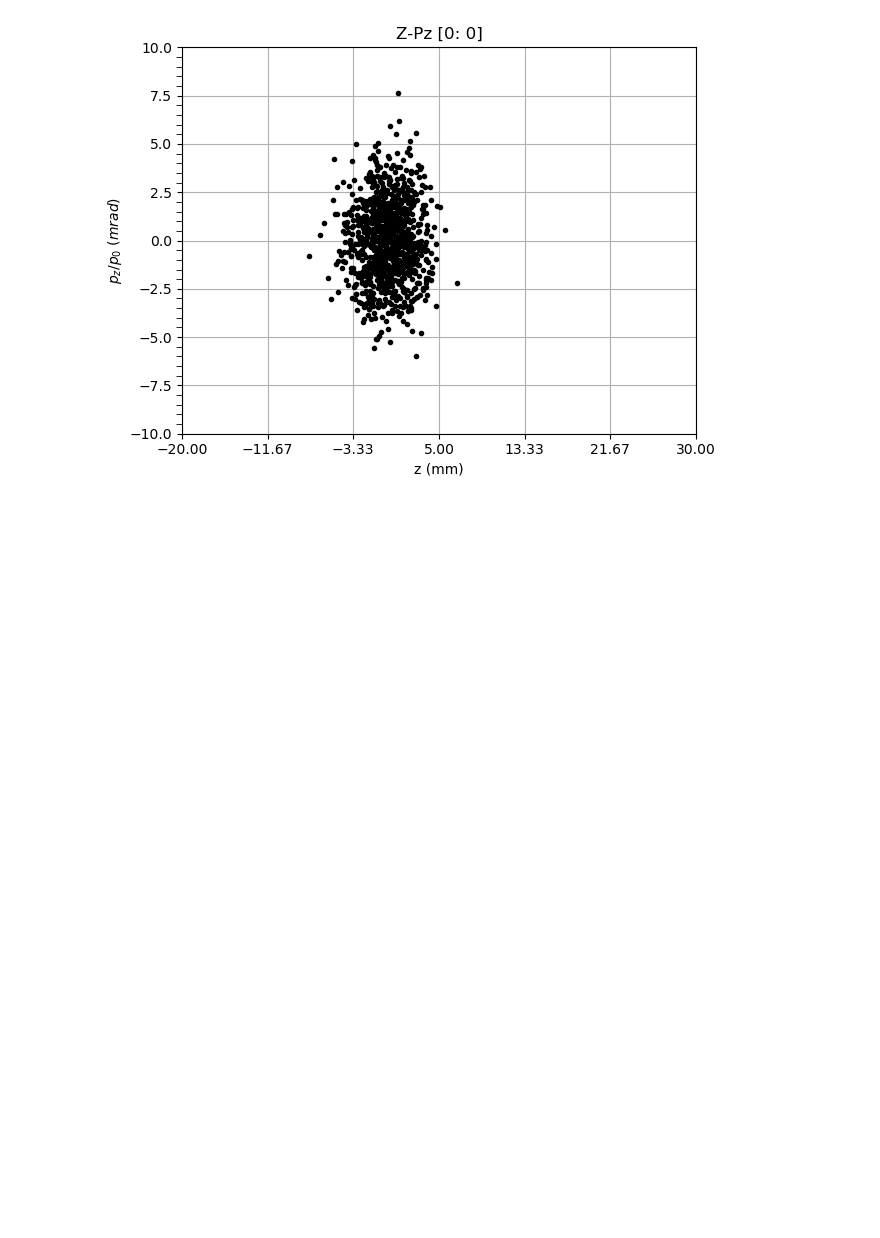
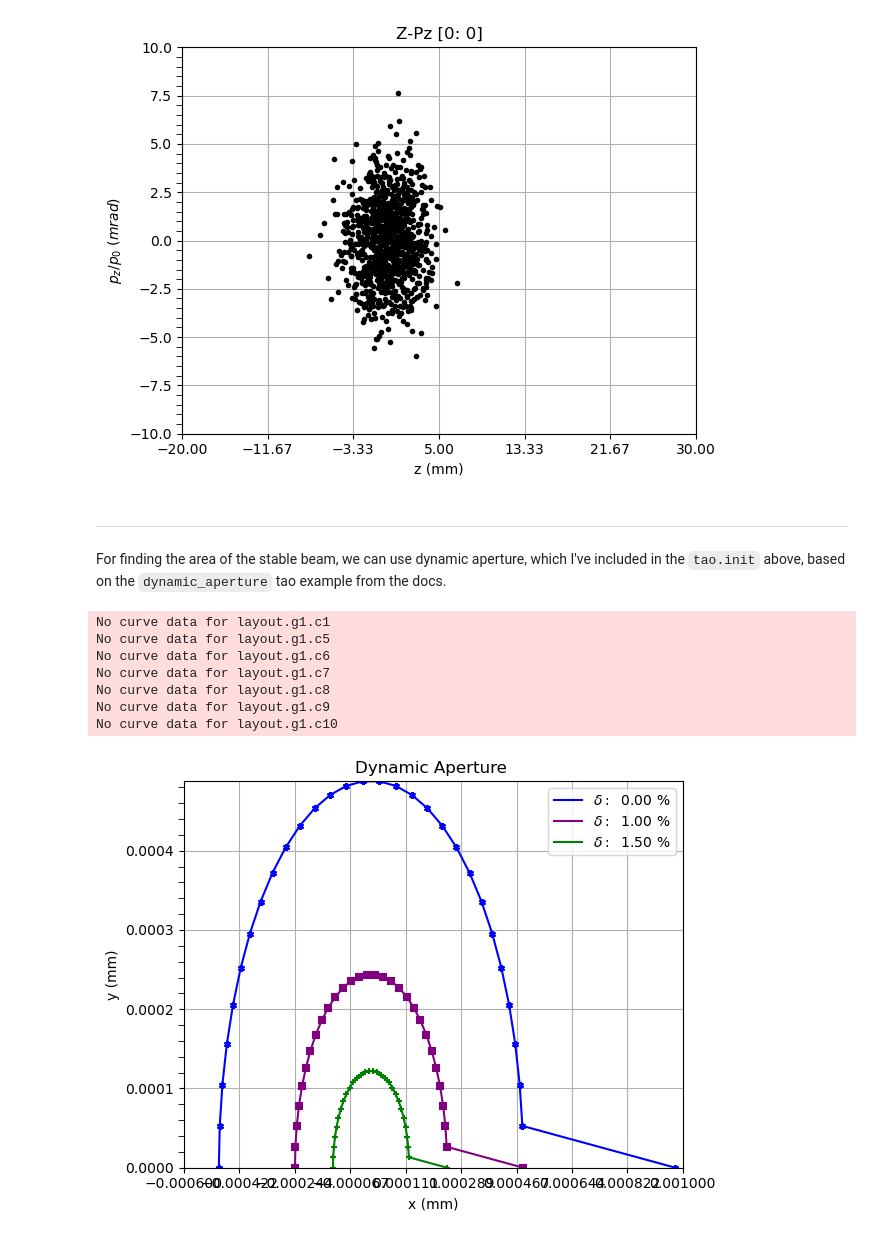
Before and after one commit to andrew-koren/learn-bmad, a Jupyter notebook: project_3/project_3.ipynb, the cells around one changed output. Drawn from its saved outputs; the diff is of its cells as text; code cells hidden in the pictures; blank space fills up the shorter version.

Commit message:
added basic dynamic aperture

```diff
--- a/project_3/project_3.ipynb
+++ b/project_3/project_3.ipynb
@@ -444,3 +498,18 @@ All plot regions are in use; reusing plot region r11 which has graphs: ['beam_pl
 All plot regions are in use; reusing plot region r11 which has graphs: ['beam_plot']
 All plot regions are in use; reusing plot region r11 which has graphs: ['beam_plot']
 [figure]
+# %% [markdown]
+---
+# %% [markdown]
+For finding the area of the stable beam, we can use dynamic aperture, which I've included in the `tao.init` above, based on the `dynamic_aperture` tao example from the docs.
+# %%
+tao.plot('da')
+# %% [output]
+No curve data for layout.g1.c1
+No curve data for layout.g1.c5
+No curve data for layout.g1.c6
+No curve data for layout.g1.c7
+No curve data for layout.g1.c8
+No curve data for layout.g1.c9
+No curve data for layout.g1.c10
+[figure, added]
```
Also changed, not shown: parts of 2 cells of this notebook, 6 other files.
